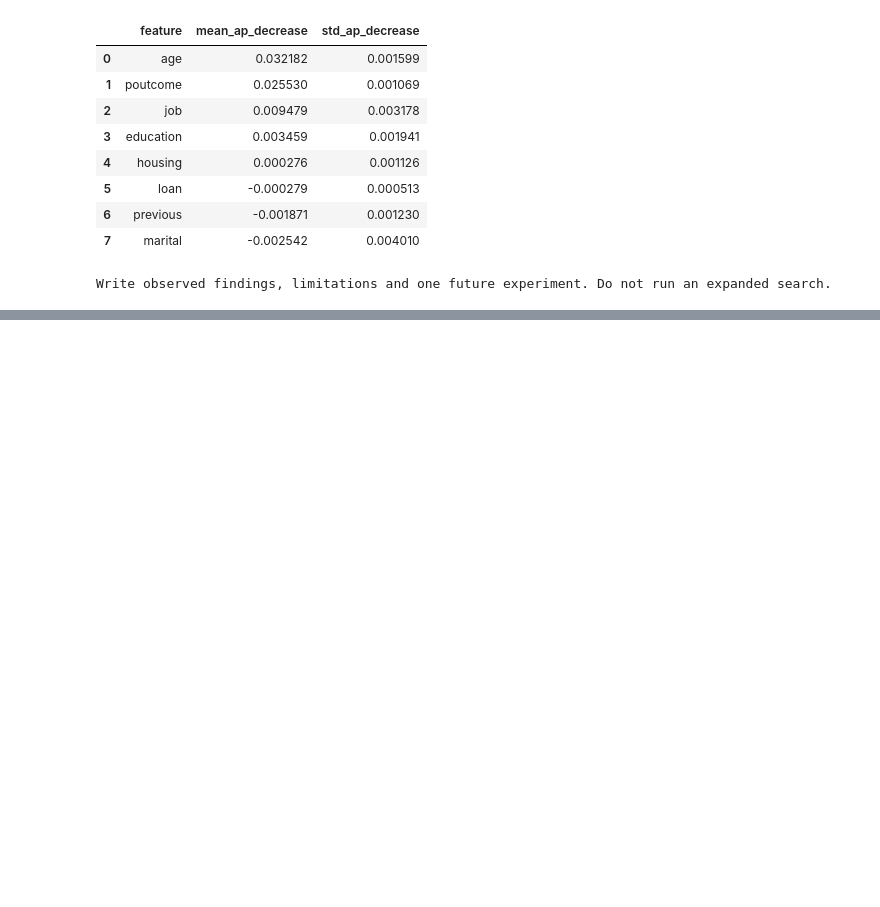
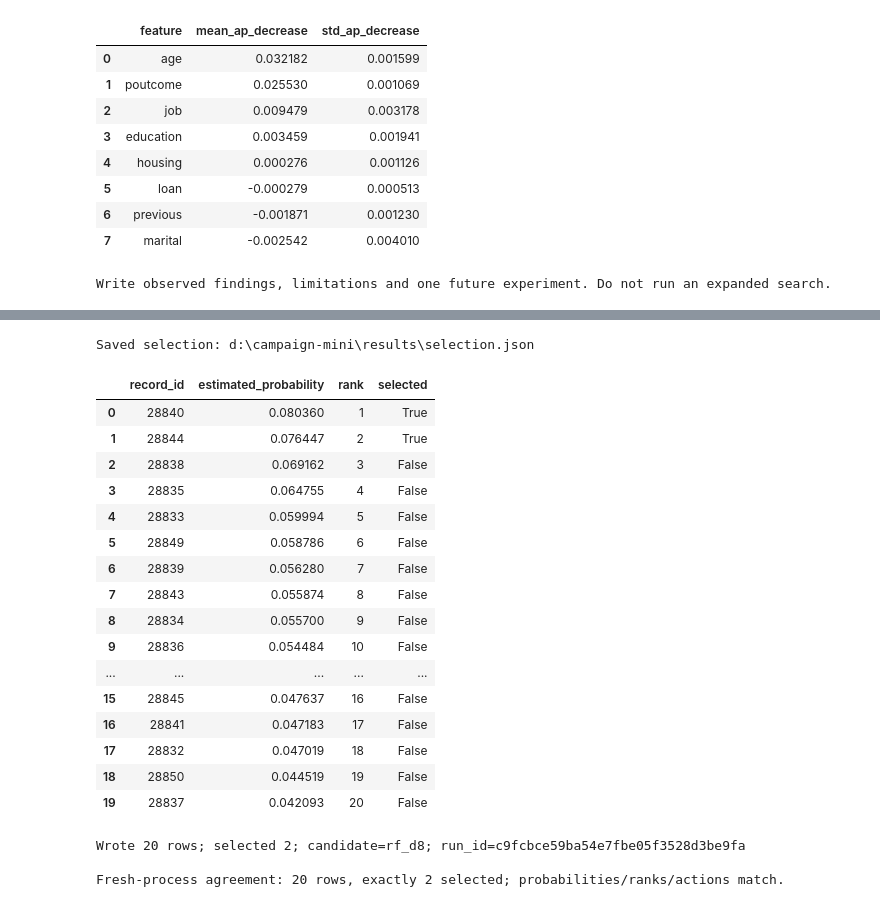
Before and after one commit to kishan0-07/campaign, a Jupyter notebook: analysis.ipynb, the cells around one changed output, grey strips where cells are left out. Drawn from its saved outputs; the diff is of its cells as text; code cells hidden in the pictures; blank space fills up the shorter version.

```diff
--- a/analysis.ipynb
+++ b/analysis.ipynb
@@ -1237,0 +1332,76 @@ Write observed findings, limitations and one future experiment. Do not run an ex
+# %%
+h_reloaded_pipeline = mlflow.sklearn.load_model(model_uri)
+np.testing.assert_array_equal(h_reloaded_pipeline.classes_, chosen_pipeline.classes_)
+np.testing.assert_allclose(positive_scores(h_reloaded_pipeline, X_dev), chosen_probabilities,
+                           rtol=1e-7, atol=1e-10)
+selection = {
+    "candidate_id": chosen_candidate_id, "run_id": chosen_run_id,
+    "model_uri": model_uri, "state_dir": h_tracking["state_dir"],
+    "features": list(FEATURES), "policy": dict(policy),
+}
+
+if any((h_results / name).exists() for name in ("final_access.json", "final_result.json")):
+    raise RuntimeError("Final access began: do not replace selection.json.")
+h_selection_path = h_results / "selection.json"
+h_selection_path.write_text(json.dumps(selection, indent=2, allow_nan=False) + "\n", encoding="utf-8")
+loaded_pipeline, loaded_selection = load_selected(h_selection_path)
+assert loaded_selection == selection
+np.testing.assert_allclose(positive_scores(loaded_pipeline, X_dev), chosen_probabilities,
+                           rtol=1e-7, atol=1e-10)
+print("Saved selection:", h_selection_path)
+# %% [output]
+Saved selection: d:\campaign-mini\results\selection.json
+# %%
+h_demo = X_dev.iloc[:20].copy()
+h_demo.insert(0, "record_id", dev_ids.iloc[:20].to_numpy())
+h_demo_path = h_root / "data/demo_customers.csv"
+h_demo_path.parent.mkdir(parents=True, exist_ok=True)
+h_demo.to_csv(h_demo_path, index=False)
+# Read the actual exported CSV so notebook and CLI start from identical bytes.
+h_demo_ids, h_demo_X, _ = prepare_inputs(
+    pd.read_csv(h_demo_path, keep_default_na=False), mode="predict",
+)
+h_demo_notebook = rank_customers(
+    h_demo_ids, positive_scores(chosen_pipeline, h_demo_X), policy,
+)
+assert len(h_demo_notebook) == 20 and int(h_demo_notebook["selected"].sum()) == 2
+display(h_demo_notebook)
+# %% [output]
+|  | record_id | estimated_probability | rank | selected |
+| 0 | 28840 | 0.080360 | 1 | True |
+| 1 | 28844 | 0.076447 | 2 | True |
+| 2 | 28838 | 0.069162 | 3 | False |
+| 3 | 28835 | 0.064755 | 4 | False |
+| 4 | 28833 | 0.059994 | 5 | False |
+| 5 | 28849 | 0.058786 | 6 | False |
+| 6 | 28839 | 0.056280 | 7 | False |
+| 7 | 28843 | 0.055874 | 8 | False |
+| 8 | 28834 | 0.055700 | 9 | False |
+| 9 | 28836 | 0.054484 | 10 | False |
+| ... | ... | ... | ... | ... |
+| 15 | 28845 | 0.047637 | 16 | False |
+| 16 | 28841 | 0.047183 | 17 | False |
+| 17 | 28832 | 0.047019 | 18 | False |
+| 18 | 28850 | 0.044519 | 19 | False |
+| 19 | 28837 | 0.042093 | 20 | False |
+# %%
+h_output_path = h_results / "demo_ranked.csv"
+h_process = subprocess.run(
+    [sys.executable, str(h_root / "predict.py"), str(h_demo_path), str(h_output_path)],
+    cwd=h_root, check=True, capture_output=True, text=True,
+)
+print(h_process.stdout)
+h_cli = pd.read_csv(h_output_path)
+assert h_cli.columns.tolist() == ["record_id", "estimated_probability", "rank", "selected"]
+h_expected = h_demo_notebook.set_index("record_id").sort_index()
+h_actual = h_cli.set_index("record_id").sort_index()
+pd.testing.assert_index_equal(h_actual.index, h_expected.index)
+np.testing.assert_allclose(h_actual["estimated_probability"], h_expected["estimated_probability"],
+                           rtol=1e-7, atol=1e-10)
+np.testing.assert_array_equal(h_actual["rank"], h_expected["rank"])
+np.testing.assert_array_equal(h_actual["selected"], h_expected["selected"])
+print("Fresh-process agreement: 20 rows, exactly 2 selected; probabilities/ranks/actions match.")
+# %% [output]
+Wrote 20 rows; selected 2; candidate=rf_d8; run_id=c9fcbce59ba54e7fbe05f3528d3be9fa
+
+Fresh-process agreement: 20 rows, exactly 2 selected; probabilities/ranks/actions match.
```
Also changed, not shown: parts of 8 cells of this notebook, 8 other files.
